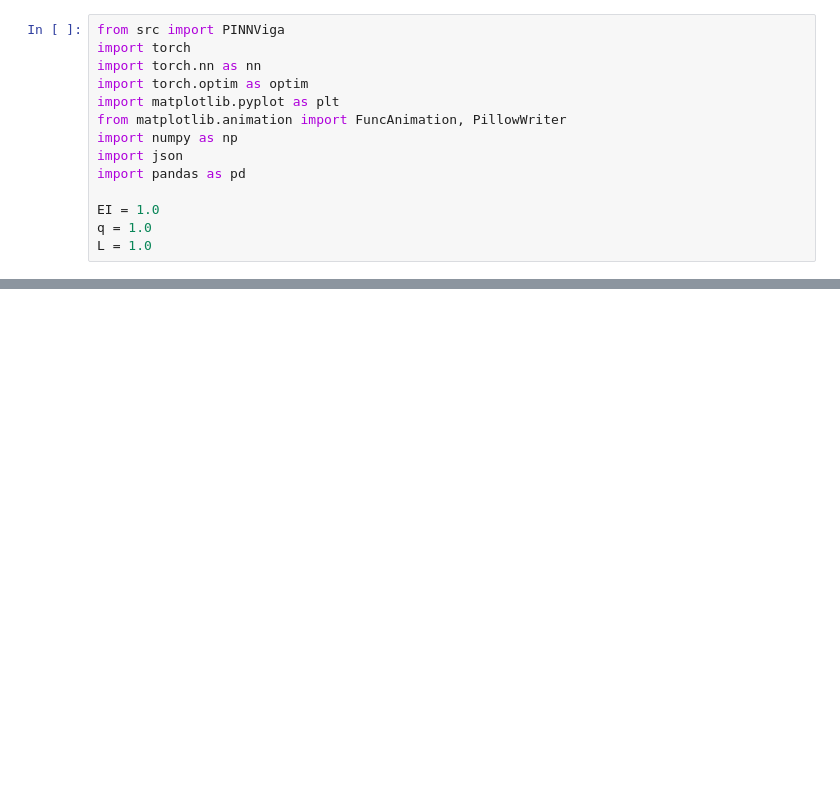
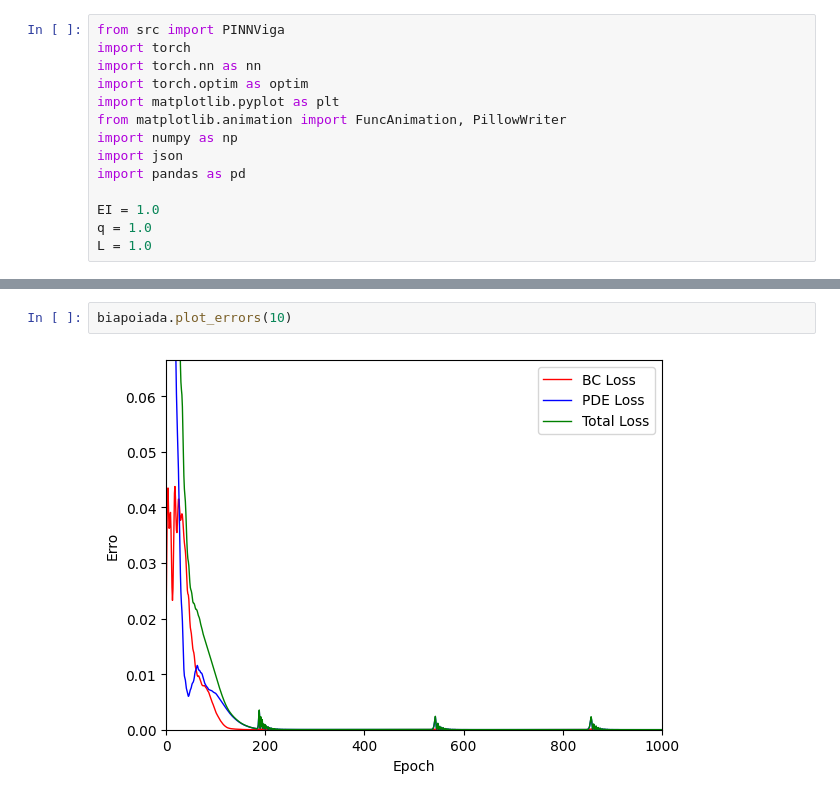
Before and after one commit to taciov/PINNViga, a Jupyter notebook: execute_PINNViga.ipynb, the cells around one changed output, grey strips where cells are left out. Drawn from its saved outputs; the diff is of its cells as text; blank space fills up the shorter version.

```diff
--- a/execute_PINNViga.ipynb
+++ b/execute_PINNViga.ipynb
@@ -52,3 +60,7 @@ Treinamento interrompido na época 274 devido à falta de melhoria.
+# %%
+biapoiada.plot_errors(10)
+# %% [output]
+[figure, added]
 # %%
 EI = 1.0
 q = - 1.0
```
Also changed, not shown: parts of 6 cells of this notebook, 1 other file.
